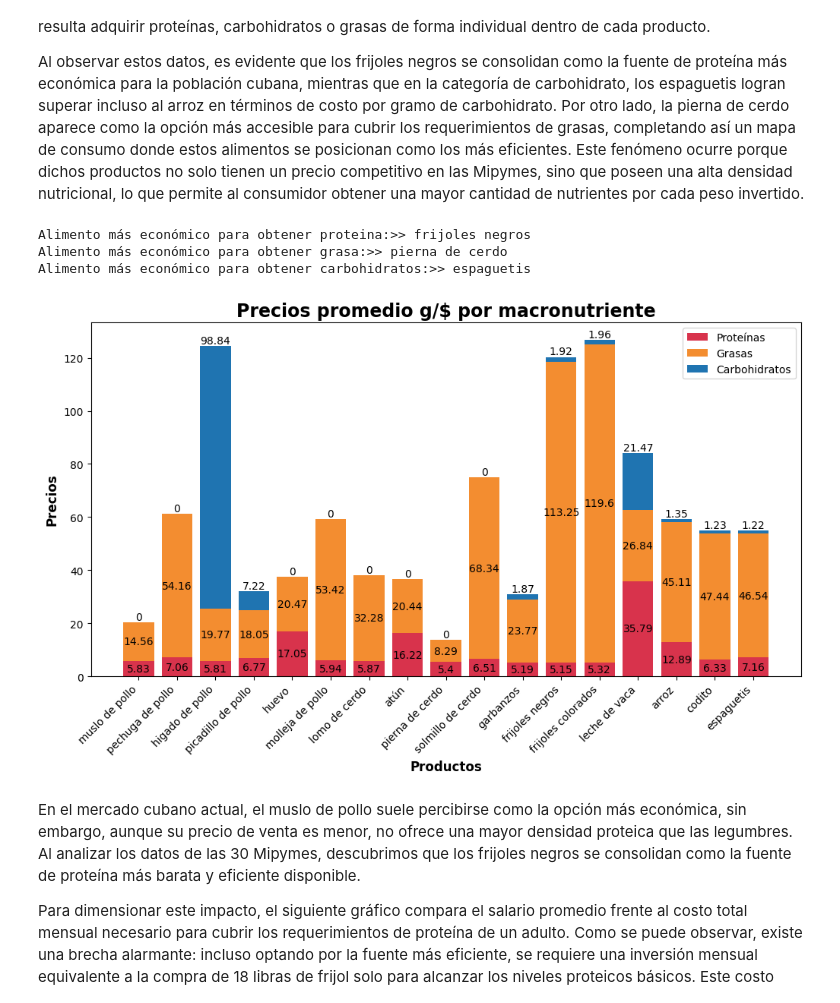
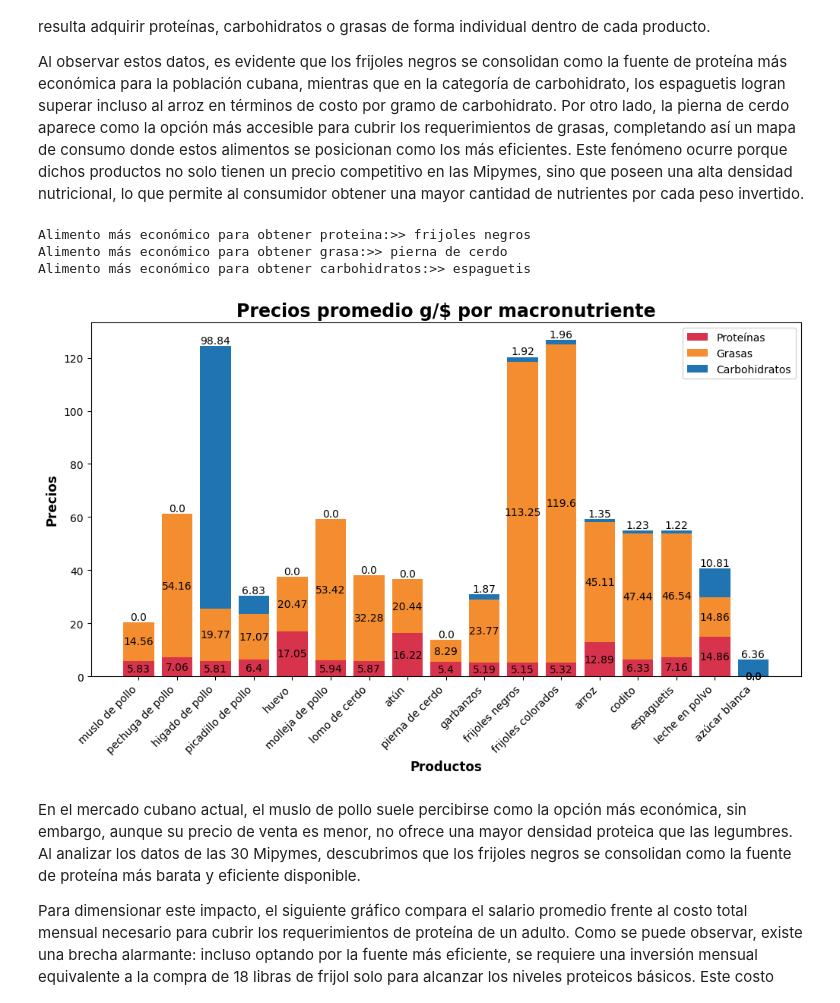
Before and after one commit to datascienceelias-png/proyecto_pipymes, a Jupyter notebook: analisis.ipynb, the cells around one changed output. Saved outputs shown, nothing was run; the diff lists cells and outputs as text; code cells hidden in the pictures.

```diff
--- a/analisis.ipynb
+++ b/analisis.ipynb
@@ -9,8 +9,7 @@ import src.funciones as fn
 mipyme = fn.cargar_json("data/mipymes.json")
 nutrientes = fn.cargar_json("data/valor_nutricional.json")
 evolución_precios = fn.cargar_json("data/evolución_precios.json")
-productos = ['muslo de pollo', 'pechuga de pollo', 'higado de pollo', 'picadillo de pollo', 'huevo', 'molleja de pollo', 'lomo de cerdo', 'atún', 'pierna de cerdo', 'solmillo de cerdo', 'garbanzos', 'frijoles negros', 'frijoles colorados', 'leche de vaca', 'arroz', 'codito', 'espaguetis']
-
+productos = ['muslo de pollo', 'pechuga de pollo', 'higado de pollo', 'picadillo de pollo', 'huevo', 'molleja de pollo', 'lomo de cerdo', 'atún', 'pierna de cerdo', 'garbanzos', 'frijoles negros', 'frijoles colorados', 'arroz', 'codito', 'espaguetis', 'leche en polvo', 'azúcar blanca']
 #0btener listas con el valor nutricional de los alimentos
 proteina = []
 grasas = []
@@ -82,0 +58,4 @@ proteinas: 65.0 g
+# %%
+resultado = fn.calcular_macronutrientes(2778)
+for clave, valor in resultado.items(): # para mostrar los resultados de forma más clara
+    print(f"{clave}: {valor} g")
@@ -111,28 +129,31 @@ Al observar estos datos, es evidente que los frijoles negros se consolidan como
 # %%
 import matplotlib.pyplot as plt
 
 protein = fn.costo_promedio_nutr(mipyme, productos,proteina)
 gras = fn.costo_promedio_nutr(mipyme, productos, grasas)
 car = fn.costo_promedio_nutr(mipyme, productos,carbohidratos)
 
 
 
 p = list(protein.values())
 g = list(gras.values())
 c = list(car.values())
 
-c_positivos = [valor for valor in c if valor > 0] #mucha de la comida tiene 0 carbohidratos, así que esta lista solo toma los valores positivos para evitar errores al buscar el mínimo
 
-print(f"Alimento más económico para obtener proteina:>> {productos[p.index(min(p))]}")
-print(f"Alimento más económico para obtener grasa:>> {productos[g.index(min(g))]}")
+
+p_positivos = [valor for valor in p if valor > 0]#algunos alimentos tiene 0 proteina, grasas o carbohidrato, así que esta lista solo toma los valores mayor que cero para evitar errores al buscar el mínimo
+g_positivos = [valor for valor in g if valor > 0]
+c_positivos = [valor for valor in c if valor > 0]
+print(f"Alimento más económico para obtener proteina:>> {productos[p.index(min(p_positivos))]}")
+print(f"Alimento más económico para obtener grasa:>> {productos[g.index(min(g_positivos))]}")
 print(f"Alimento más económico para obtener carbohidratos:>> {productos[c.index(min(c_positivos))]}")
 
 gr.barra_apilada(productos,c,p,g)
 # %% [output]
 Alimento más económico para obtener proteina:>> frijoles negros
 Alimento más económico para obtener grasa:>> pierna de cerdo
 Alimento más económico para obtener carbohidratos:>> espaguetis
-[figure, old version]
+[figure, new version]
 # %% [markdown]
 En el mercado cubano actual, el muslo de pollo suele percibirse como la opción más económica, sin embargo, aunque su precio de venta es menor, no ofrece una mayor densidad proteica que las legumbres. Al analizar los datos de las 30 Mipymes, descubrimos que los frijoles negros se consolidan como la fuente de proteína más barata y eficiente disponible.
 
```
Also changed, not shown: parts of 17 cells of this notebook, 10 other files.
